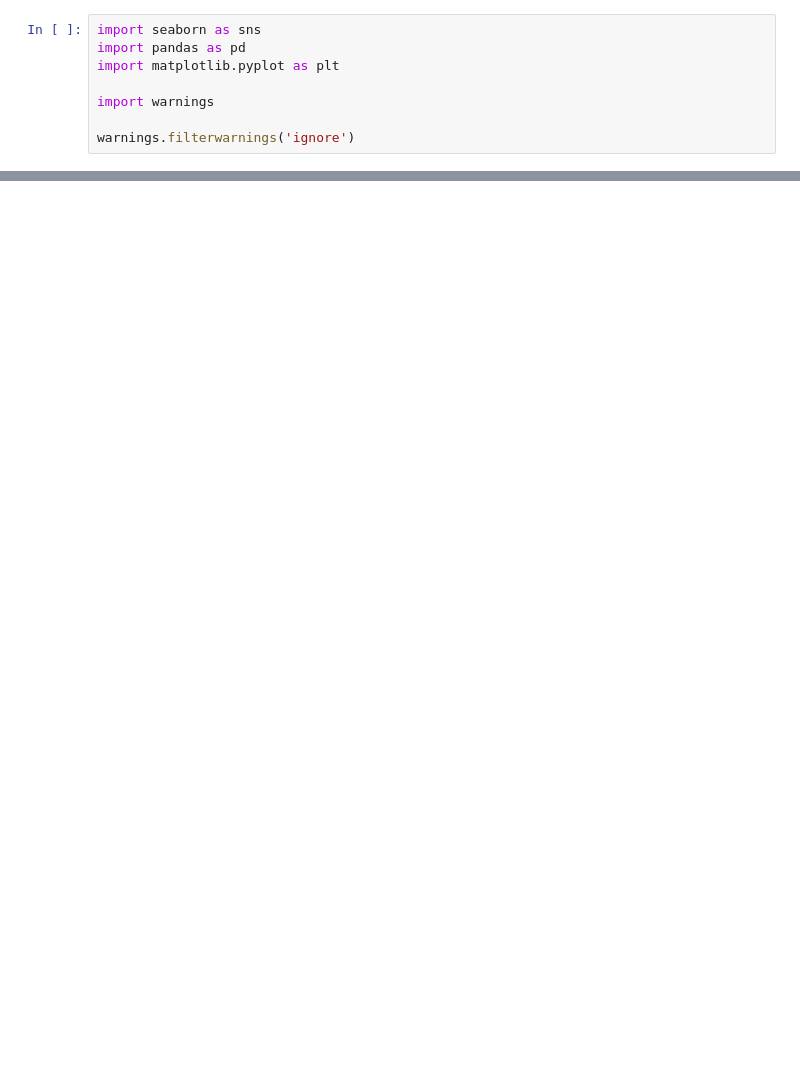
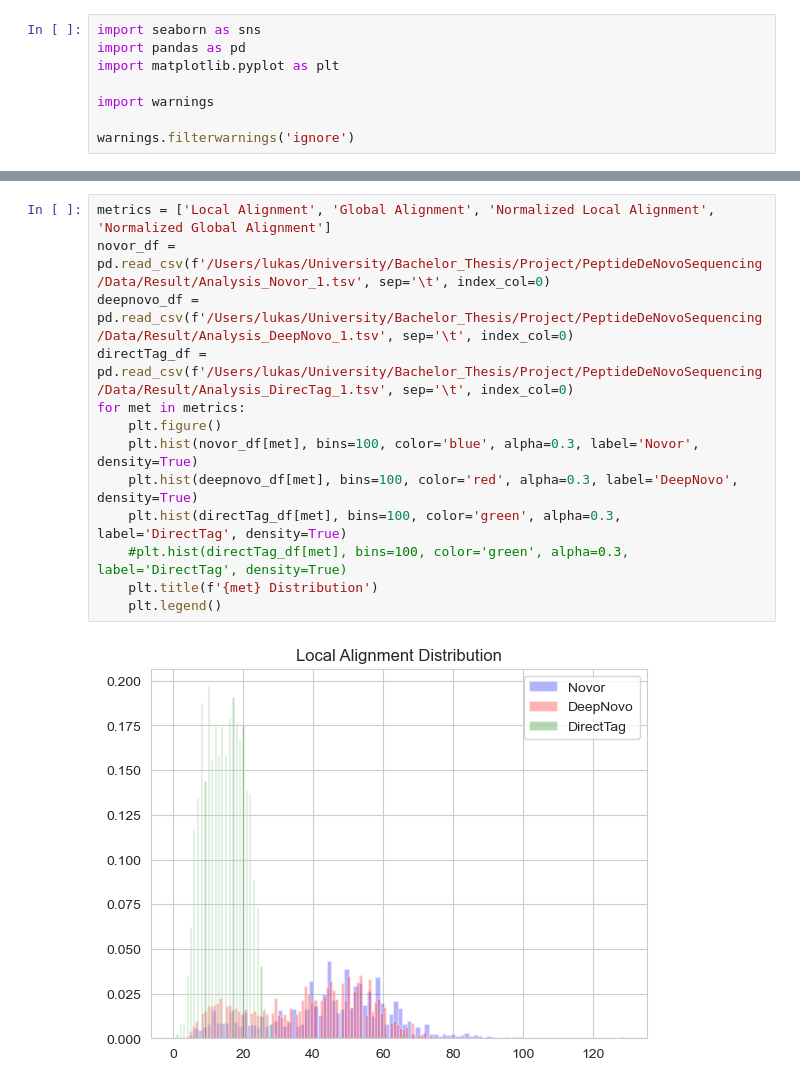
Before and after one commit to LukasStonie/PeptideDeNovoSequencing, a Jupyter notebook: Pipeline/DistributionAnalysis.ipynb, the cells around one changed output, grey strips where cells are left out. Saved outputs shown, nothing was run; the diff lists cells and outputs as text; blank space fills up the shorter version.

```diff
--- a/Pipeline/DistributionAnalysis.ipynb
+++ b/Pipeline/DistributionAnalysis.ipynb
@@ -40,0 +118,15 @@ total count: 31591
+# %%
+metrics = ['Local Alignment', 'Global Alignment', 'Normalized Local Alignment', 'Normalized Global Alignment']
+novor_df = pd.read_csv(f'/Users/lukas/University/Bachelor_Thesis/Project/PeptideDeNovoSequencing/Data/Result/Analysis_Novor_1.tsv', sep='\t', index_col=0)
+deepnovo_df = pd.read_csv(f'/Users/lukas/University/Bachelor_Thesis/Project/PeptideDeNovoSequencing/Data/Result/Analysis_DeepNovo_1.tsv', sep='\t', index_col=0)
+directTag_df = pd.read_csv(f'/Users/lukas/University/Bachelor_Thesis/Project/PeptideDeNovoSequencing/Data/Result/Analysis_DirecTag_1.tsv', sep='\t', index_col=0)
+for met in metrics:
+    plt.figure()
+    plt.hist(novor_df[met], bins=100, color='blue', alpha=0.3, label='Novor', density=True)
+    plt.hist(deepnovo_df[met], bins=100, color='red', alpha=0.3, label='DeepNovo', density=True)
+    plt.hist(directTag_df[met], bins=100, color='green', alpha=0.3, label='DirectTag', density=True)
+    #plt.hist(directTag_df[met], bins=100, color='green', alpha=0.3, label='DirectTag', density=True)
+    plt.title(f'{met} Distribution')
+    plt.legend()
+# %% [output]
+[figure, added]
```
Also changed, not shown: parts of 4 cells of this notebook, 10 other files.
